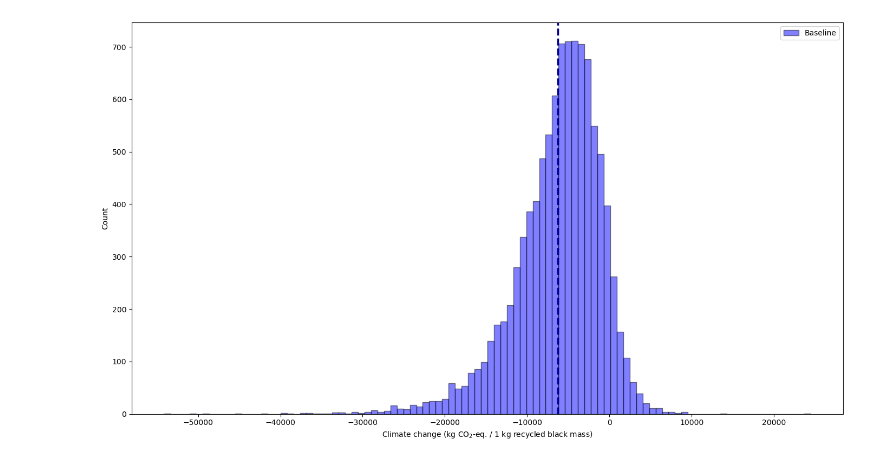
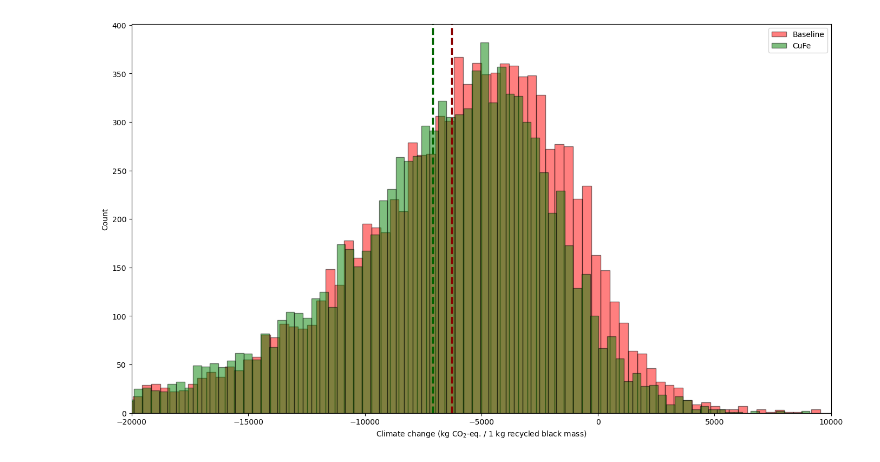
Before and after one commit to laphei/openlca-contributor, a Jupyter notebook: MC_plotter.ipynb, the cells around one changed output. Cells and saved outputs as stored; diff of their text form; code cells hidden in the pictures.

```diff
--- a/MC_plotter.ipynb
+++ b/MC_plotter.ipynb
@@ -22,23 +22,32 @@ def read_data(scenario, impact_category):
     return data, mean, median, stdev, p5, p95
 # %%
 Baseline_data, Baseline_mean, Baseline_median, Baseline_stdev, Baseline_p5, Baseline_p95 = read_data('Baseline', 'Climate change')
-# Baseline_LFP_data, Baseline_LFP_mean, Baseline_LFP_median, Baseline_LFP_stdev, Baseline_LFP_p5, Baseline_LFP_p95 = read_data('Baseline_LFP', 'Climate change')
-# CuFe_data, CuFe_mean, CuFe_median, CuFe_stdev, CuFe_p5, CuFe_p95 = read_data('CuFe', 'Climate change')
-# CuFe_LFP_data, CuFe_LFP_mean, CuFe_LFP_median, CuFe_LFP_stdev, CuFe_LFP_p5, CuFe_LFP_p95 = read_data('CuFe_LFP', 'Climate change')
+Baseline_LFP_data, Baseline_LFP_mean, Baseline_LFP_median, Baseline_LFP_stdev, Baseline_LFP_p5, Baseline_LFP_p95 = read_data('Baseline_LFP', 'Climate change')
+CuFe_data, CuFe_mean, CuFe_median, CuFe_stdev, CuFe_p5, CuFe_p95 = read_data('CuFe', 'Climate change')
+CuFe_LFP_data, CuFe_LFP_mean, CuFe_LFP_median, CuFe_LFP_stdev, CuFe_LFP_p5, CuFe_LFP_p95 = read_data('CuFe_LFP', 'Climate change')
 # %%
 # Plot the data
 
 fig, ax = plt.subplots(figsize=(14, 8))
 
-ax.hist(Baseline_data.values, bins=100, alpha=0.5, label='Baseline', color='blue', edgecolor='k')
+ax.hist(Baseline_data.values, bins=200, alpha=0.5, label='Baseline', color='red', edgecolor='k')
+# ax.hist(Baseline_LFP_data.values, bins=200, alpha=0.5, label='Baseline-LFP', color='yellow', edgecolor='k')
+ax.hist(CuFe_data.values, bins=200, alpha=0.5, label='CuFe', color='green', edgecolor='k')
+# ax.hist(CuFe_LFP_data.values, bins=200, alpha=0.4, label='CuFe-LFP', color='blue', edgecolor='k')
 
-plt.axvline(Baseline_mean, color='darkblue', linestyle='dashed', linewidth=2.5)
+plt.axvline(Baseline_mean, color='darkred', linestyle='dashed', linewidth=2.5)
+# plt.axvline(Baseline_LFP_mean, color='darkorange', linestyle='dashed', linewidth=2.5)
+plt.axvline(CuFe_mean, color='darkgreen', linestyle='dashed', linewidth=2.5)
+# plt.axvline(CuFe_LFP_mean, color='darkblue', linestyle='dashed', linewidth=2.5)
 
 plt.xlabel('Climate change (kg CO$_2$-eq. / 1 kg recycled black mass)')
 plt.ylabel('Count')
 
+plt.xlim([-20000, 10000])
+# plt.xlim([-10000, 0])
+
 ax.legend()
 plt.tight_layout()
 plt.show()
 # %% [output]
-[figure, old version]
+[figure, new version]
```
Also changed, not shown: parts of 1 cell of this notebook.
